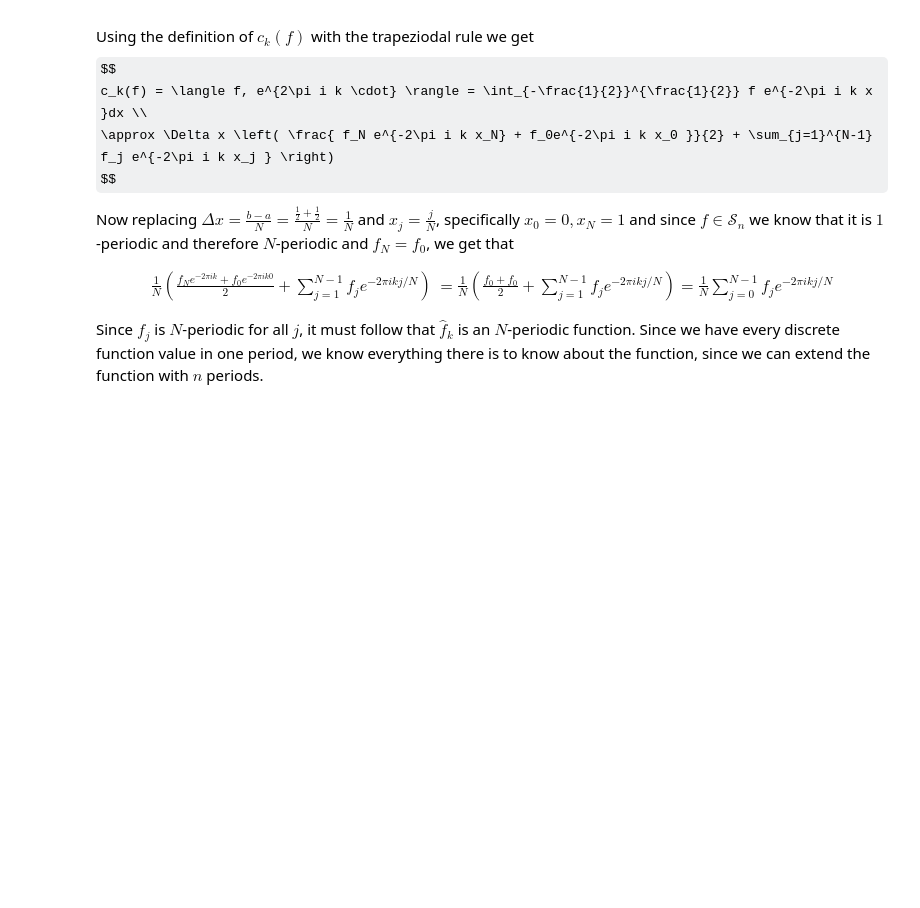
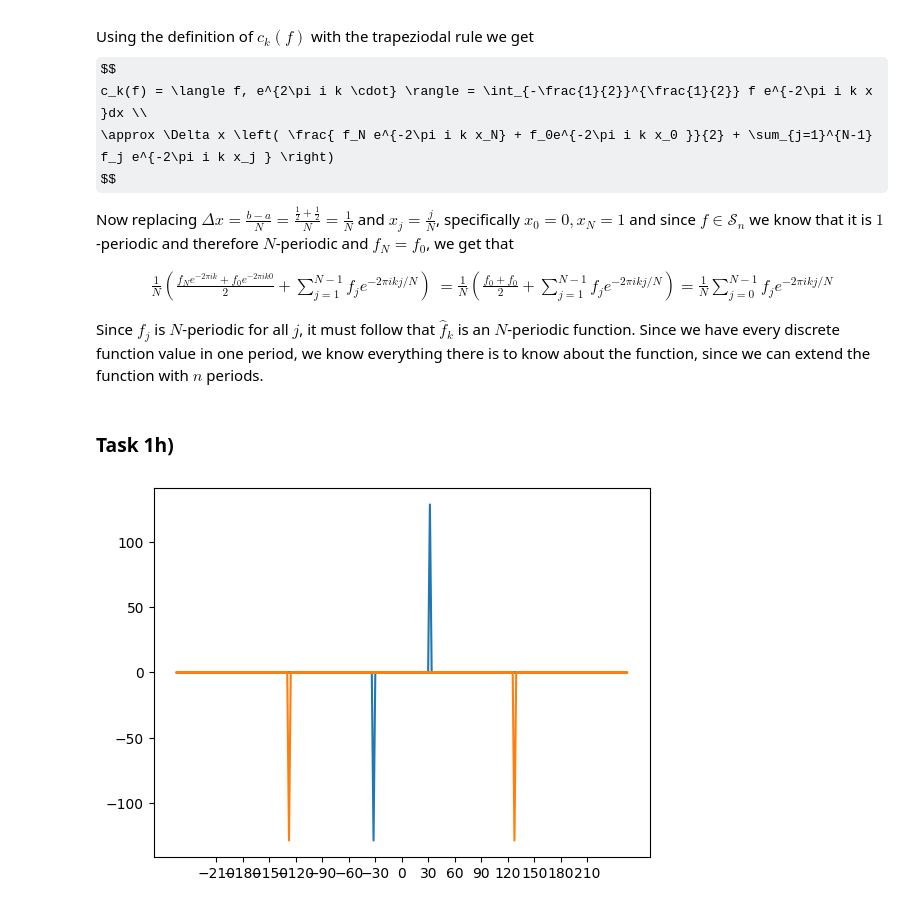
Before and after one commit to EmilKofoed/Prosjekt2-nummat, a Jupyter notebook: notebook.ipynb, the cells around one changed output. Drawn from its saved outputs; the diff is of its cells as text; code cells hidden in the pictures; some formulas as TeX source; blank space fills up the shorter version.

```diff
--- a/notebook.ipynb
+++ b/notebook.ipynb
@@ -165,3 +165,5 @@ $$
 $$
 
 Since $f_j$ is $N$-periodic for all $j$, it must follow that $\hat{f}_k$ is an $N$-periodic function. Since we have every discrete function value in one period, we know everything there is to know about the function, since we can extend the function with $n$ periods.
+# %% [markdown]
+### Task 1h)
@@ -167,0 +174,16 @@ Since $f_j$ is $N$-periodic for all $j$, it must follow that $\hat{f}_k$ is an $
+# %%
+def transform(f,N,start=0.0):
+    x = np.linspace(start, start+1,N,endpoint=False)
+    return fft.fft(f(x), N)
+# %%
+f1 = lambda x : np.sin(8*np.pi*x)
+f2 = lambda x : np.sin(32*np.pi*x) + np.cos(128*np.pi*x)
+f3 = lambda x : x
+f4 = lambda x : 1 - np.abs(x)
+# %%
+plt.plot(fft.fftfreq(257,1/(256))*2, -transform(f2,257,-0.5).imag)
+plt.plot(fft.fftfreq(257,1/(256))*2, -transform(f2,257,-0.5).real)
+plt.xticks(np.arange(-105, 110, 15)*2)
+plt.show()
+# %% [output]
+[figure, added]
```
Also changed, not shown: parts of 3 cells of this notebook.
